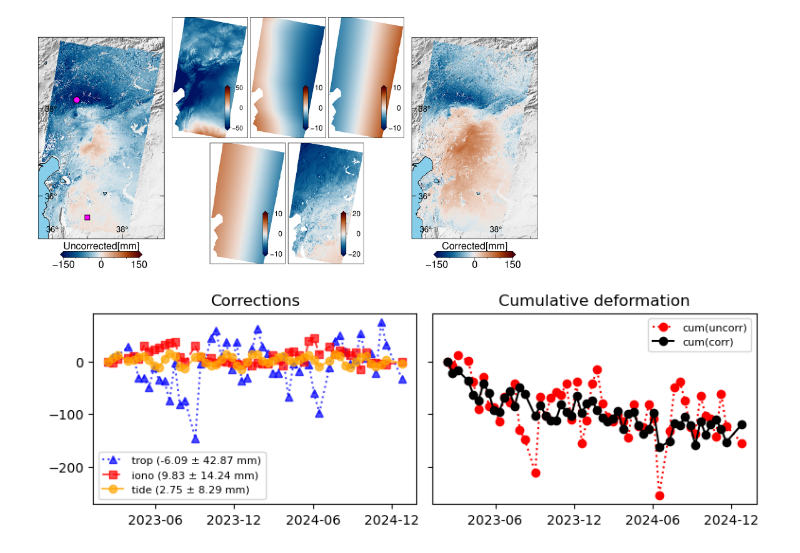
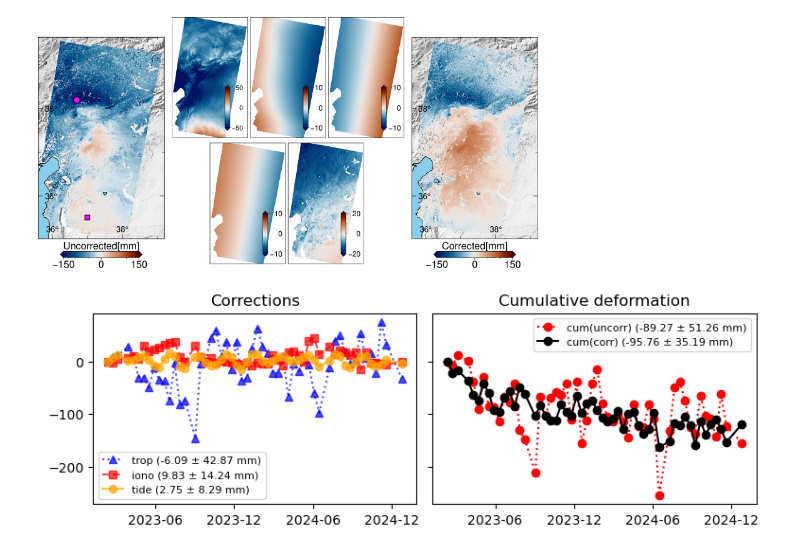
Before and after one commit to mnergizci/LiCSBAS, a Jupyter notebook: bin/ipynbs/plotting_cumulative_corrections_range.ipynb, the cells around one changed output. Saved outputs shown, nothing was run; the diff lists cells and outputs as text; code cells hidden in the pictures.

Commit message:
ipynb plotting

```diff
--- a/bin/ipynbs/plotting_cumulative_corrections_range.ipynb
+++ b/bin/ipynbs/plotting_cumulative_corrections_range.ipynb
@@ -474,6 +468,7 @@ cum_ts  = cum_ref["cum"].interp(lon=point1[0], lat=point1[1], method="nearest")
 cum_filt_ts  = cum_filt_ref["cum"].interp(lon=point1[0], lat=point1[1], method="nearest")
 time = cum_ref.time
 # %%
+
 import matplotlib.pyplot as plt
 import matplotlib.dates as mdates
 # plt.rcParams.update({
@@ -495,13 +490,22 @@ cm = 1 / 2.54  # inches per cm
 fig, ax = plt.subplots(1, 2, figsize=(20*cm, 7*cm), sharex=True, sharey=True)
 
 ##statistics
+#mean
+uncor_cum_ts = cum_ts + tide_ts + iono_ts + sltd_ts
 mean_trop = np.nanmean(sltd_ts)
 mean_iono = np.nanmean(iono_ts)
 mean_tide = np.nanmean(tide_ts)
+mean_uncor_cum = np.nanmean(uncor_cum_ts)
+mean_cum = np.nanmean(cum_ts)
 
+
+#std
 std_trop = np.nanstd(sltd_ts)
 std_iono = np.nanstd(iono_ts)
 std_tide = np.nanstd(tide_ts)
+std_uncor_cum = np.nanstd(uncor_cum_ts)
+std_cum = np.nanstd(cum_ts)
+
 
 
 # ---- Left panel: corrections ----
@@ -512,33 +516,33 @@ ax[0].plot(time, tide_ts, color="orange", marker="o", linestyle="-", alpha=0.7,
 
 # ax[0].set_ylabel("Displacement (mm)")
 ax[0].set_title("Corrections")
 ax[0].legend()
 
 # ---- Right panel: cumulative deformation ----
-ax[1].plot(time, cum_ts + tide_ts + iono_ts + sltd_ts, color="red", marker="o", linestyle=":", label="cum(uncorr)")
-ax[1].plot(time, cum_ts, color="black", marker="o", linestyle="-", label="cum(corr)")
+ax[1].plot(time, uncor_cum_ts, color="red", marker="o", linestyle=":", label=f"cum-uncorr ({mean_uncor_cum:.2f} ± {std_uncor_cum:.2f} mm)")
+ax[1].plot(time, cum_ts, color="black", marker="o", linestyle="-", label=f"cum-corr ({mean_cum:.2f} ± {std_cum:.2f} mm)")
 
 ax[1].set_title("Cumulative deformation")
 ax[1].legend()
 
 # hide y tick labels on second plot
 ax[1].tick_params(labelleft=False)
 
 # ----- Sparse x-axis ticks -----
 locator = mdates.MonthLocator(interval=6)   # every 3 months
 formatter = mdates.DateFormatter('%Y-%m')
 
 for a in ax:
     a.xaxis.set_major_locator(locator)
     a.xaxis.set_major_formatter(formatter)
 
 # # shared x label
 # fig.supxlabel("Time")
 
 plt.tight_layout()
 # reduce space between panels
 fig.subplots_adjust(wspace=0.05)
 plt.savefig("Figure3_cumulative_corrections_range_raw_time_series.png", dpi=300)
 plt.show()
 # %% [output]
-[figure, old version]
+[figure, new version]
```
Also changed, not shown: parts of 2 cells of this notebook, 2 other files.
